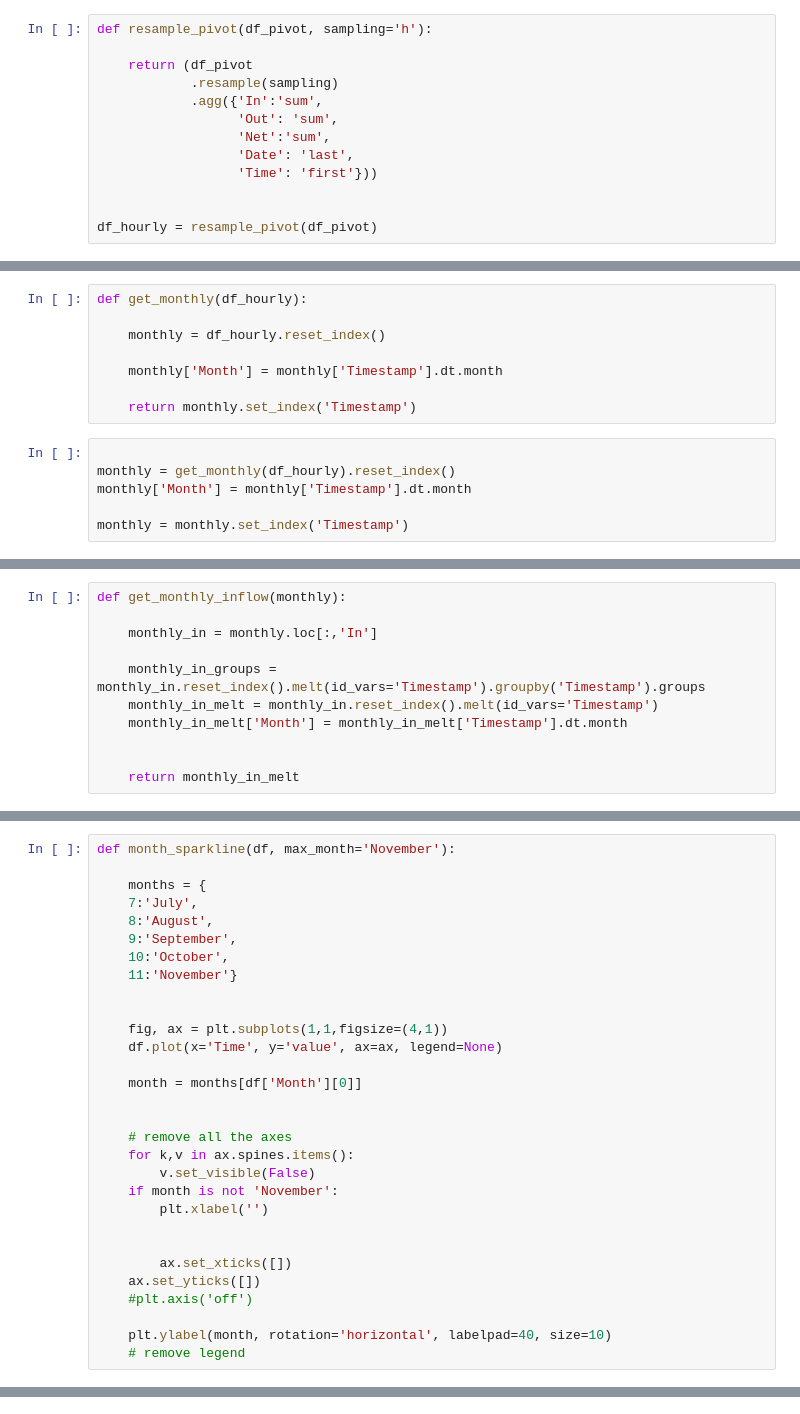
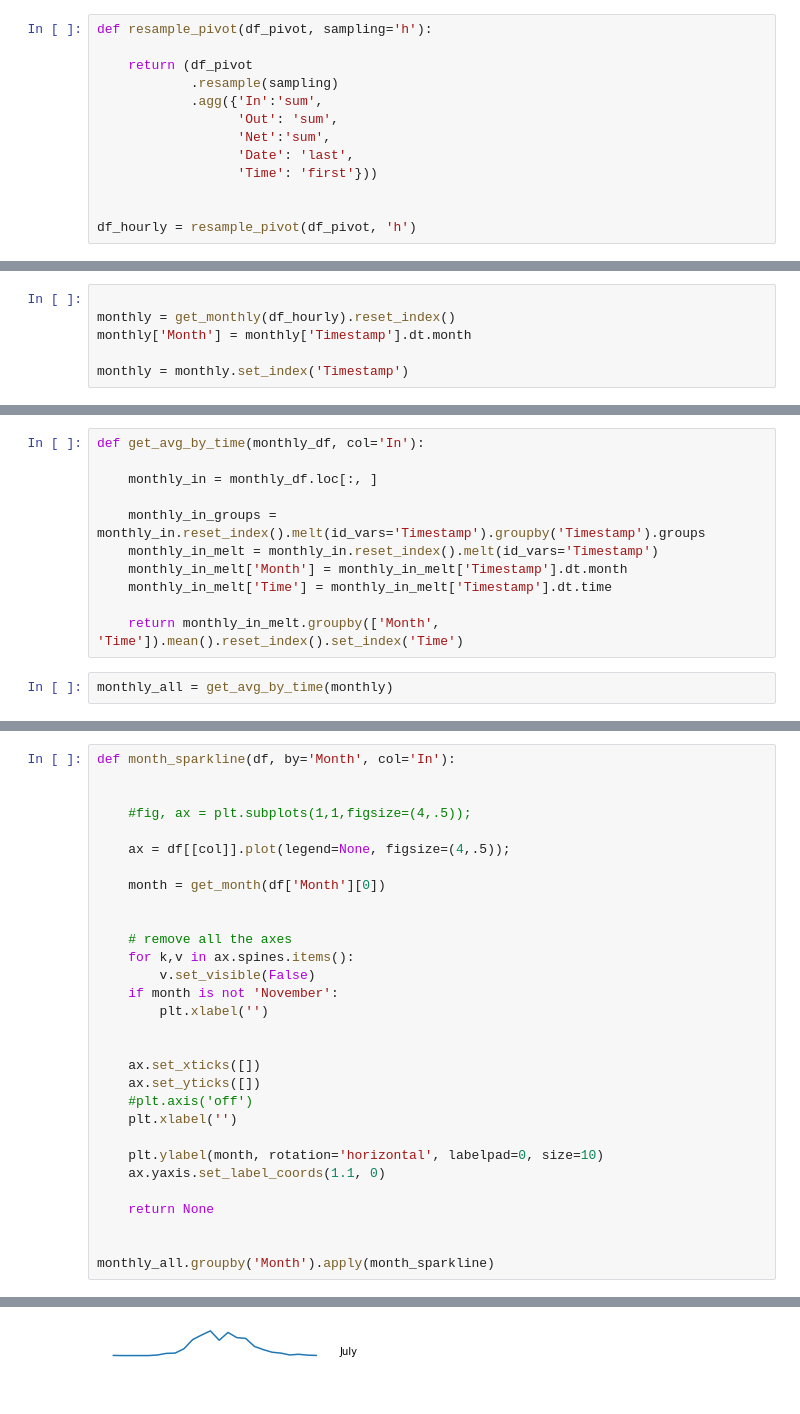
Before and after one commit to yatradhruv/pandas-viz-demo, a Jupyter notebook: Visualization_Demo.ipynb, the cells around one changed output, grey strips where cells are left out. Saved outputs shown, nothing was run; the diff lists cells and outputs as text.

Commit message:
fixed sparkline code

```diff
--- a/Visualization_Demo.ipynb
+++ b/Visualization_Demo.ipynb
@@ -92,7 +170,7 @@ def resample_pivot(df_pivot, sampling='h'):
                   'Time': 'first'}))
 
 
-df_hourly = resample_pivot(df_pivot)
+df_hourly = resample_pivot(df_pivot, 'h')
 # %%
 def hourly_with_confidence_bars():
     df_hourly = resample_pivot(df_pivot)
@@ -125,11 +207,3 @@ def resample_pivot_month(df_pivot, sampling='m'):
-# %%
-def get_monthly(df_hourly):
-
-    monthly = df_hourly.reset_index()
-
-    monthly['Month'] = monthly['Timestamp'].dt.month
-
-    return monthly.set_index('Timestamp')
 # %%
 
 monthly = get_monthly(df_hourly).reset_index()
@@ -141,11 +255,13 @@ monthly
 # %%
-def get_monthly_inflow(monthly):
+def get_avg_by_time(monthly_df, col='In'):
 
-    monthly_in = monthly.loc[:,'In']
+    monthly_in = monthly_df.loc[:, ]
 
     monthly_in_groups = monthly_in.reset_index().melt(id_vars='Timestamp').groupby('Timestamp').groups
     monthly_in_melt = monthly_in.reset_index().melt(id_vars='Timestamp')
     monthly_in_melt['Month'] = monthly_in_melt['Timestamp'].dt.month
+    monthly_in_melt['Time'] = monthly_in_melt['Timestamp'].dt.time
 
-
-    return monthly_in_melt
+    return monthly_in_melt.groupby(['Month', 'Time']).mean().reset_index().set_index('Time')
+# %%
+monthly_all = get_avg_by_time(monthly)
@@ -152,18 +293,12 @@ def get_monthly_inflow(monthly):
 # %%
-def month_sparkline(df, max_month='November'):
-
-    months = {
-    7:'July',
-    8:'August',
-    9:'September',
-    10:'October',
-    11:'November'}
+def month_sparkline(df, by='Month', col='In'):
 
 
-    fig, ax = plt.subplots(1,1,figsize=(4,1))
-    df.plot(x='Time', y='value', ax=ax, legend=None)
+    #fig, ax = plt.subplots(1,1,figsize=(4,.5));
 
-    month = months[df['Month'][0]]
+    ax = df[[col]].plot(legend=None, figsize=(4,.5));
+
+    month = get_month(df['Month'][0])
 
 
     # remove all the axes
@@ -173,9 +308,16 @@ def month_sparkline(df, max_month='November'):
         plt.xlabel('')
 
 
-        ax.set_xticks([])
+    ax.set_xticks([])
     ax.set_yticks([])
     #plt.axis('off')
+    plt.xlabel('')
 
-    plt.ylabel(month, rotation='horizontal', labelpad=40, size=10)
-    # remove legend
+    plt.ylabel(month, rotation='horizontal', labelpad=0, size=10)
+    ax.yaxis.set_label_coords(1.1, 0)
+
+    return None
+
+
+monthly_all.groupby('Month').apply(month_sparkline)
+# %% [output]
@@ -181,0 +325 @@ def month_sparkline(df, max_month='November'):
+[figure, added]
```
Also changed, not shown: parts of 24 cells of this notebook.
